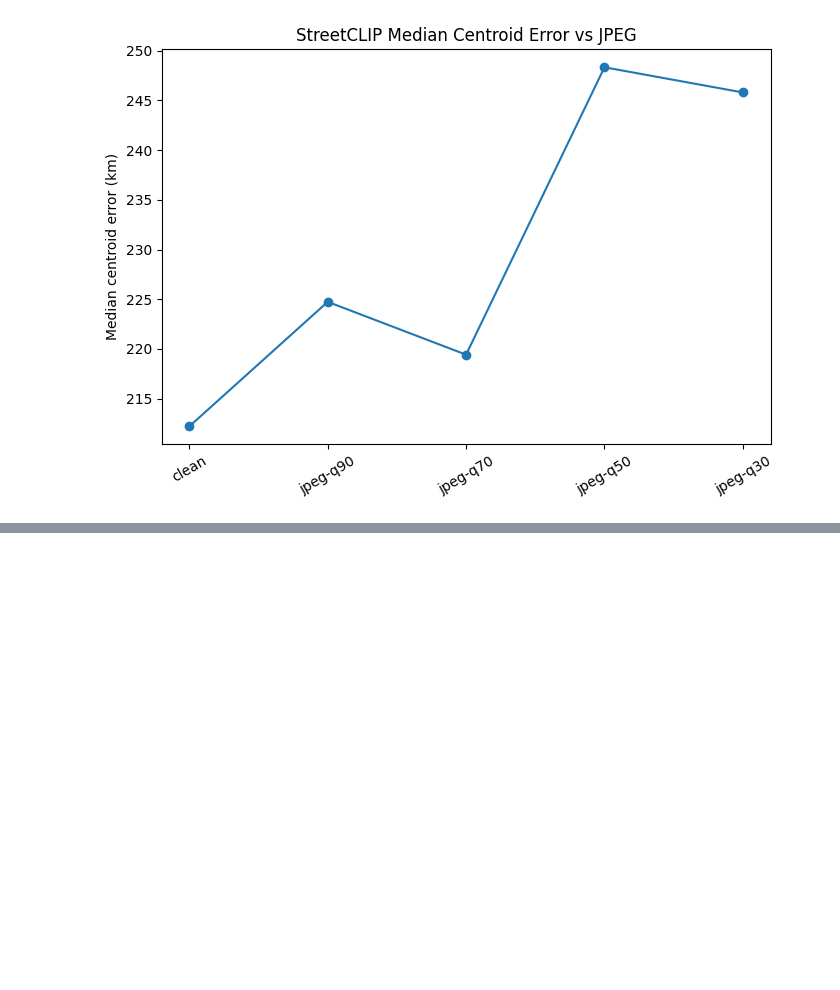
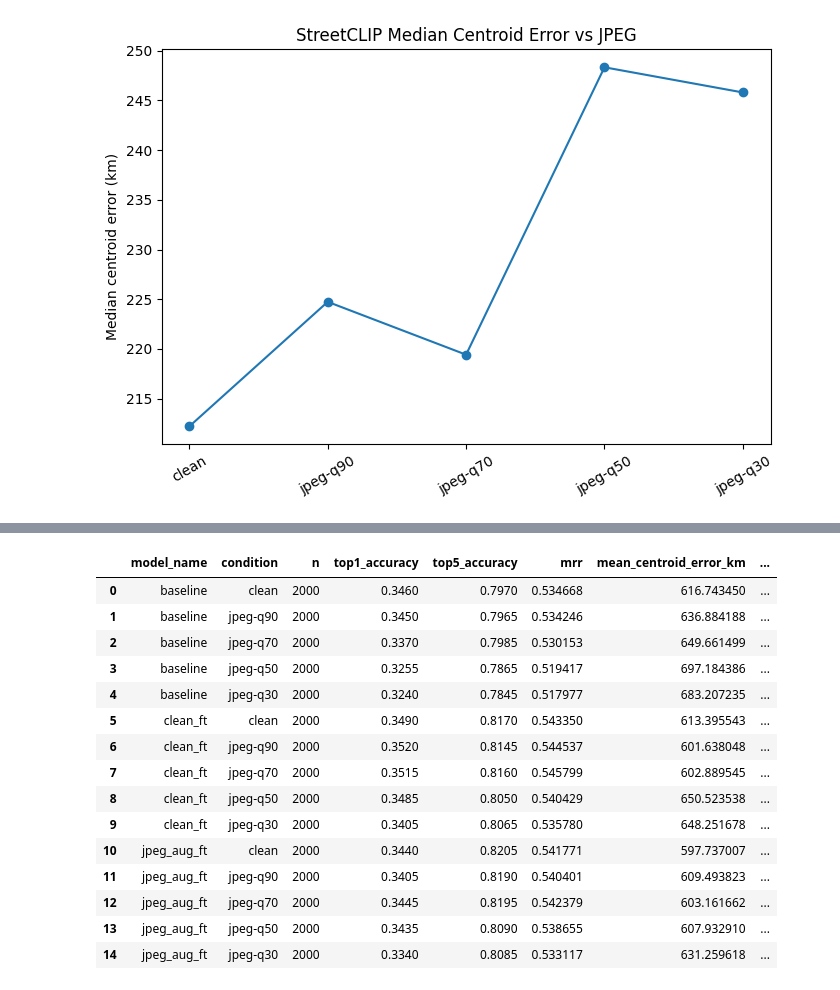
Before and after one commit to SmallChungus1/auto_geoguesser, a Jupyter notebook: notebooks/osv5m_geoclip_streetclip_eval_colab.ipynb, the cells around one changed output, grey strips where cells are left out. Saved outputs shown, nothing was run; the diff lists cells and outputs as text; code cells hidden in the pictures; blank space fills up the shorter version.

```diff
--- a/notebooks/osv5m_geoclip_streetclip_eval_colab.ipynb
+++ b/notebooks/osv5m_geoclip_streetclip_eval_colab.ipynb
@@ -534,0 +629,15 @@ plt.show()
+# %%
+finetuned_eval_frames = []
+
+for model_name, model_dir in FINETUNED_MODEL_PATHS.items():
+    processor_ft, model_ft = load_local_streetclip(model_dir)
+    eval_df = run_streetclip_eval_for_model(model_name, processor_ft, model_ft)
+    finetuned_eval_frames.append(eval_df)
+    eval_df.to_csv(DATA_DIR / f"{model_name}_streetclip_eval_rows.csv", index=False)
+    del processor_ft
+    del model_ft
+    if torch.cuda.is_available():
+        torch.cuda.empty_cache()
+
+finetuned_eval_df = pd.concat(finetuned_eval_frames, ignore_index=True)
+finetuned_eval_df.head()
@@ -534,0 +704,24 @@ plt.show()
+# %%
+baseline_summary_df = streetclip_summary_df.copy()
+baseline_summary_df.insert(0, "model_name", "baseline")
+
+combined_summary_df = pd.concat([baseline_summary_df, finetuned_summary_df], ignore_index=True)
+combined_summary_df.to_csv(DATA_DIR / "baseline_and_finetuned_streetclip_summary.csv", index=False)
+display(combined_summary_df)
+# %% [output]
+|  | model_name | condition | n | top1_accuracy | top5_accuracy | mrr | mean_centroid_error_km | ... |
+| 0 | baseline | clean | 2000 | 0.3460 | 0.7970 | 0.534668 | 616.743450 | ... |
+| 1 | baseline | jpeg-q90 | 2000 | 0.3450 | 0.7965 | 0.534246 | 636.884188 | ... |
+| 2 | baseline | jpeg-q70 | 2000 | 0.3370 | 0.7985 | 0.530153 | 649.661499 | ... |
+| 3 | baseline | jpeg-q50 | 2000 | 0.3255 | 0.7865 | 0.519417 | 697.184386 | ... |
+| 4 | baseline | jpeg-q30 | 2000 | 0.3240 | 0.7845 | 0.517977 | 683.207235 | ... |
+| 5 | clean_ft | clean | 2000 | 0.3490 | 0.8170 | 0.543350 | 613.395543 | ... |
+| 6 | clean_ft | jpeg-q90 | 2000 | 0.3520 | 0.8145 | 0.544537 | 601.638048 | ... |
+| 7 | clean_ft | jpeg-q70 | 2000 | 0.3515 | 0.8160 | 0.545799 | 602.889545 | ... |
+| 8 | clean_ft | jpeg-q50 | 2000 | 0.3485 | 0.8050 | 0.540429 | 650.523538 | ... |
+| 9 | clean_ft | jpeg-q30 | 2000 | 0.3405 | 0.8065 | 0.535780 | 648.251678 | ... |
+| 10 | jpeg_aug_ft | clean | 2000 | 0.3440 | 0.8205 | 0.541771 | 597.737007 | ... |
+| 11 | jpeg_aug_ft | jpeg-q90 | 2000 | 0.3405 | 0.8190 | 0.540401 | 609.493823 | ... |
+| 12 | jpeg_aug_ft | jpeg-q70 | 2000 | 0.3445 | 0.8195 | 0.542379 | 603.161662 | ... |
+| 13 | jpeg_aug_ft | jpeg-q50 | 2000 | 0.3435 | 0.8090 | 0.538655 | 607.932910 | ... |
+| 14 | jpeg_aug_ft | jpeg-q30 | 2000 | 0.3340 | 0.8085 | 0.533117 | 631.259618 | ... |
```
Also changed, not shown: parts of 8 cells of this notebook.
